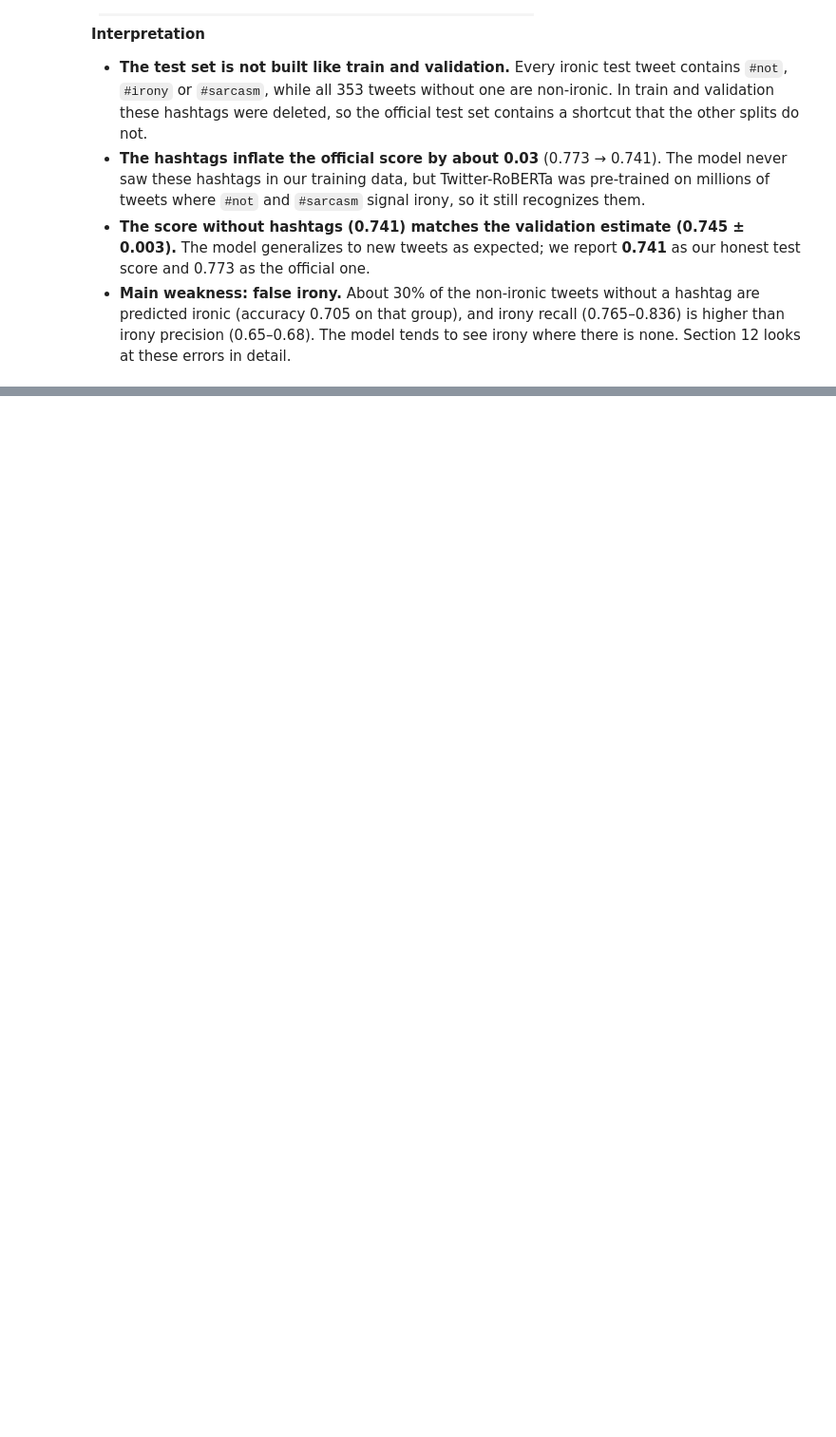
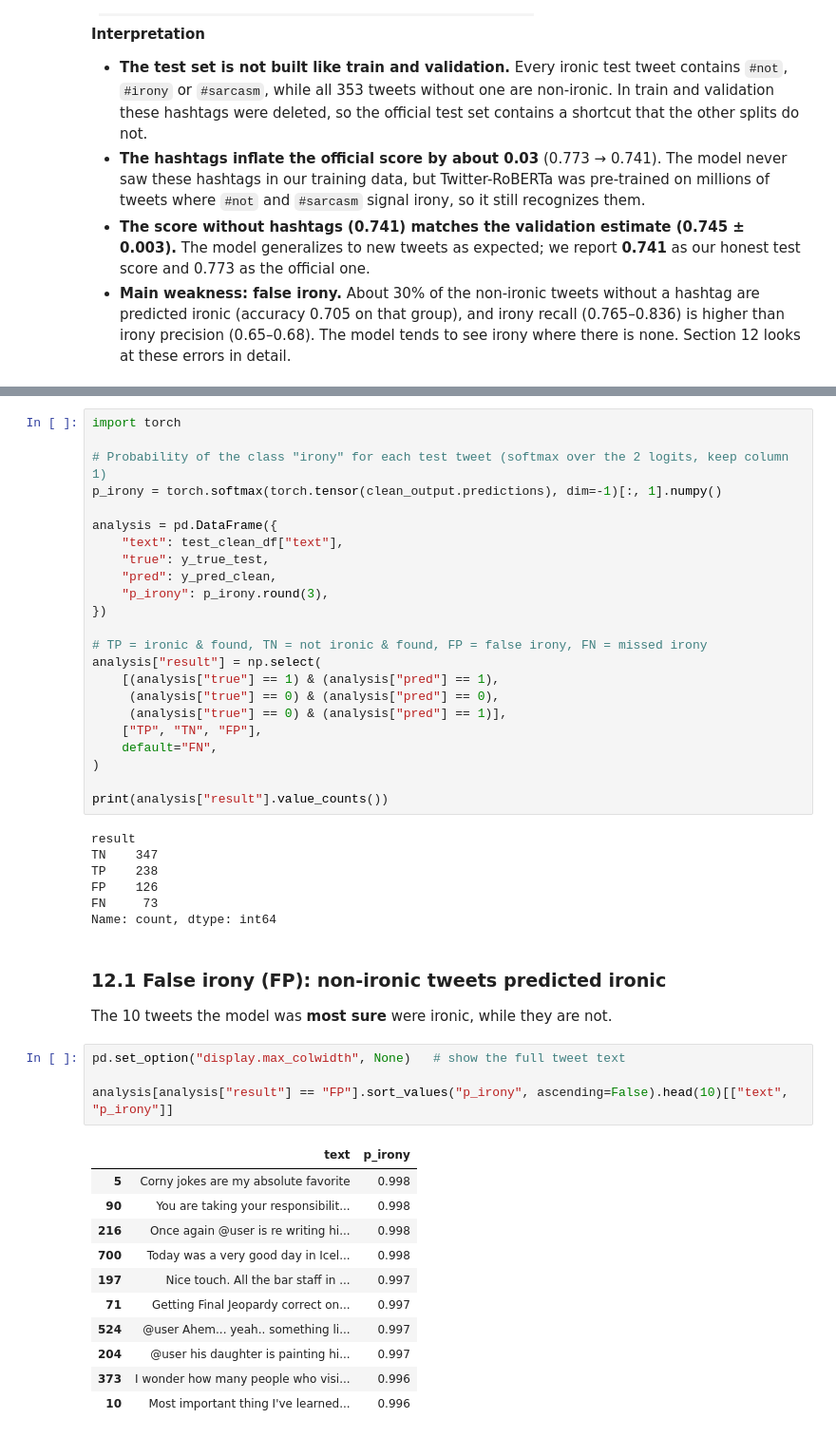
Before and after one commit to MohamedChaker-bha/irony-detection, a Jupyter notebook: notebooks/04_transformer.ipynb, the cells around one changed output, grey strips where cells are left out. Shown at 95% size. Cells and saved outputs as stored; diff of their text form; blank space fills up the shorter version.

```diff
--- a/notebooks/04_transformer.ipynb
+++ b/notebooks/04_transformer.ipynb
@@ -1074,0 +1103,50 @@ weighted avg      0.758     0.746     0.749       784
+# %%
+import torch
+
+# Probability of the class "irony" for each test tweet (softmax over the 2 logits, keep column 1)
+p_irony = torch.softmax(torch.tensor(clean_output.predictions), dim=-1)[:, 1].numpy()
+
+analysis = pd.DataFrame({
+    "text": test_clean_df["text"],
+    "true": y_true_test,
+    "pred": y_pred_clean,
+    "p_irony": p_irony.round(3),
+})
+
+# TP = ironic & found, TN = not ironic & found, FP = false irony, FN = missed irony
+analysis["result"] = np.select(
+    [(analysis["true"] == 1) & (analysis["pred"] == 1),
+     (analysis["true"] == 0) & (analysis["pred"] == 0),
+     (analysis["true"] == 0) & (analysis["pred"] == 1)],
+    ["TP", "TN", "FP"],
+    default="FN",
+)
+
+print(analysis["result"].value_counts())
+# %% [output]
+result
+TN    347
+TP    238
+FP    126
+FN     73
+Name: count, dtype: int64
+# %% [markdown]
+### 12.1 False irony (FP): non-ironic tweets predicted ironic
+
+The 10 tweets the model was **most sure** were ironic, while they are not.
+# %%
+pd.set_option("display.max_colwidth", None)   # show the full tweet text
+
+analysis[analysis["result"] == "FP"].sort_values("p_irony", ascending=False).head(10)[["text", "p_irony"]]
+# %% [output]
+|  | text | p_irony |
+| 5 | Corny jokes are my absolute favorite | 0.998 |
+| 90 | You are taking your responsibilit... | 0.998 |
+| 216 | Once again @user is re writing hi... | 0.998 |
+| 700 | Today was a very good day in Icel... | 0.998 |
+| 197 | Nice touch. All the bar staff in ... | 0.997 |
+| 71 | Getting Final Jeopardy correct on... | 0.997 |
+| 524 | @user Ahem... yeah.. something li... | 0.997 |
+| 204 | @user his daughter is painting hi... | 0.997 |
+| 373 | I wonder how many people who visi... | 0.996 |
+| 10 | Most important thing I've learned... | 0.996 |
```
Also changed, not shown: parts of 29 cells of this notebook, 1 other file.
